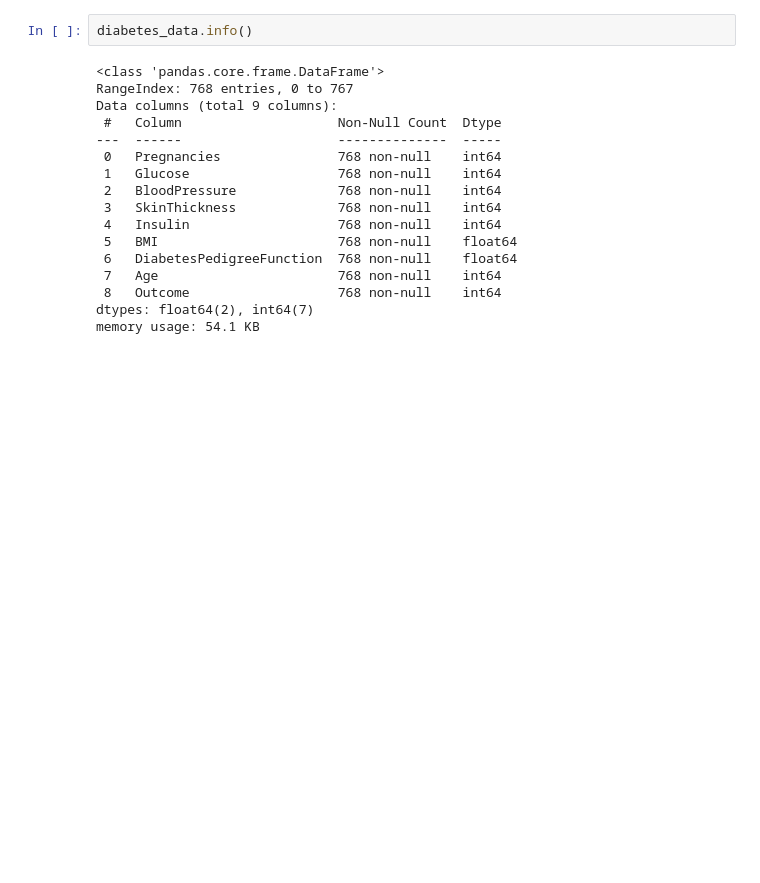
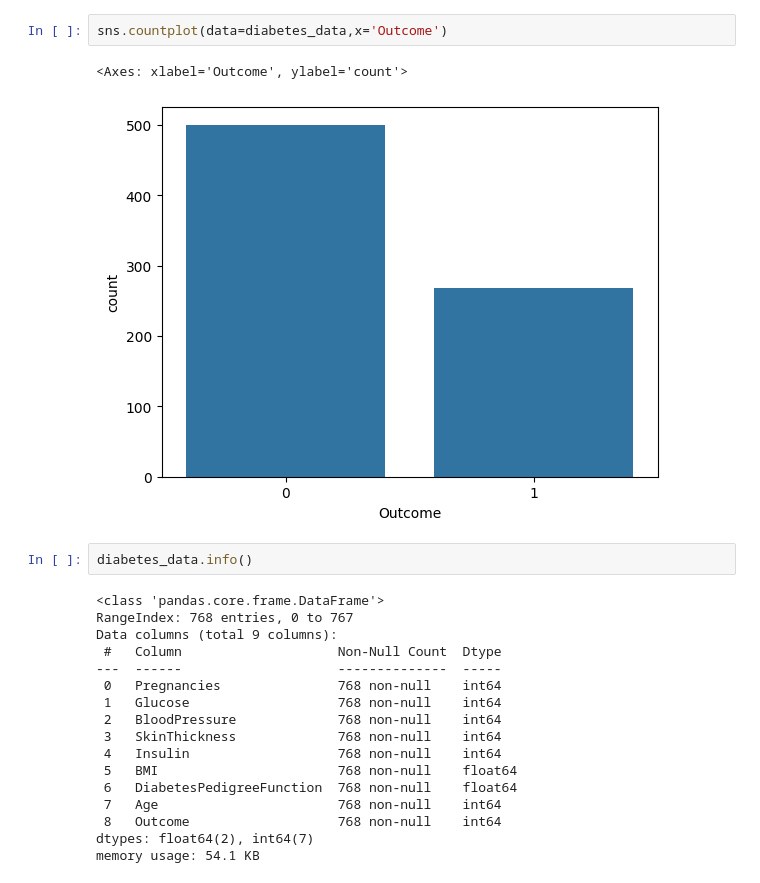
Before and after one commit to SongBeom00/ML, a Jupyter notebook: perfect_guide/3장/3.6 피마 인디언 당뇨병 예측.ipynb, the cells around one changed output. Drawn from its saved outputs; the diff is of its cells as text; blank space fills up the shorter version.

```diff
--- a/perfect_guide/3장/3.6 피마 인디언 당뇨병 예측.ipynb
+++ b/perfect_guide/3장/3.6 피마 인디언 당뇨병 예측.ipynb
@@ -22,6 +24,11 @@ Name: count, dtype: int64
 | 0 | 6 | 148 | 72 | 35 | 0 | 33.6 | 0.627 | 50 | ... |
 | 1 | 1 | 85 | 66 | 29 | 0 | 26.6 | 0.351 | 31 | ... |
 | 2 | 8 | 183 | 64 | 0 | 0 | 23.3 | 0.672 | 32 | ... |
+# %%
+sns.countplot(data=diabetes_data,x='Outcome')
+# %% [output]
+<Axes: xlabel='Outcome', ylabel='count'>
+[figure, added]
 # %%
 diabetes_data.info()
 # %% [output]
```
Also changed, not shown: parts of 20 cells of this notebook, 2 other files.
